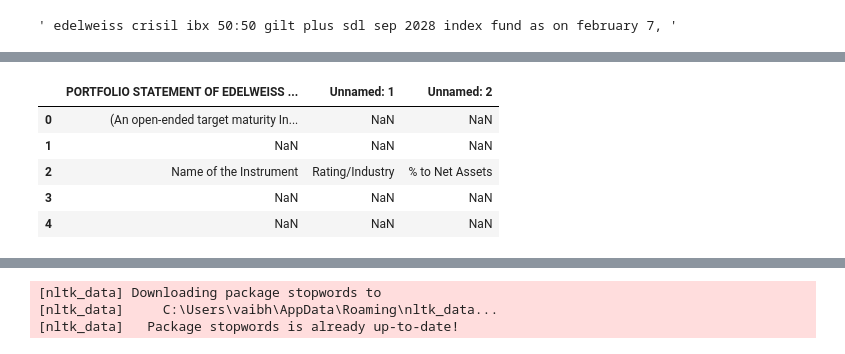
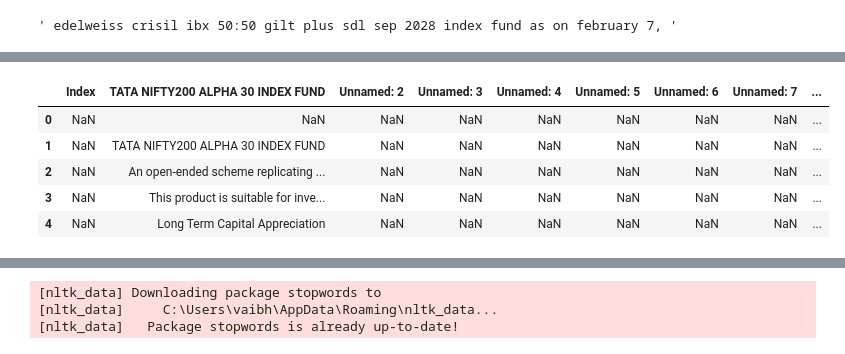
Before and after one commit to vaibhaVishwakarma/AssetManagmentCompanyParser, a Jupyter notebook: test.ipynb, the cells around one changed output, grey strips where cells are left out. Saved outputs shown, nothing was run; the diff lists cells and outputs as text; code cells hidden in the pictures.

Commit message:
enchancements and all sheets updated -todo [UTI,ZERODHA]

```diff
--- a/test.ipynb
+++ b/test.ipynb
@@ -17,7 +17,7 @@ def read_excel_file(file_path):
         except Exception as e:
             print(f"❌ Error reading {file_path} (XLSB format): {e}")
             return None
-    elif file_ext in ["xls", "xlsx"]:
+    elif file_ext in ["xls", "xlsx" , "xlsm"]:
         try:
             return pd.read_excel(file_path, sheet_name=None, dtype=str)
         except Exception as e:
@@ -30,7 +30,7 @@ def read_excel_file(file_path):
 **test - get_scheme_name**
 # %%
 import os
-path = r"data\\data\\Edelweiss Mutual Fund"
+path = r"data\\data\\WhiteOak Mutual Fund"
 tables = os.listdir(path)
 # %%
 all_sheets = []
@@ -49,13 +75,13 @@ re.sub("portfolio\s*\w*\s*of","","PORTFOLIO STATEMENT OF EDELWEISS CRISIL IBX 50
 # %%
-df = all_sheets[3]
+df = all_sheets[16]
 df.head()
 # %% [output]
-|  | PORTFOLIO STATEMENT OF EDELWEISS ... | Unnamed: 1 | Unnamed: 2 |
-| 0 | (An open-ended target maturity In... | NaN | NaN |
-| 1 | NaN | NaN | NaN |
-| 2 | Name of the Instrument | Rating/Industry | % to Net Assets |
-| 3 | NaN | NaN | NaN |
-| 4 | NaN | NaN | NaN |
+|  | Index | TATA NIFTY200 ALPHA 30 INDEX FUND | Unnamed: 2 | Unnamed: 3 | Unnamed: 4 | Unnamed: 5 | Unnamed: 6 | Unnamed: 7 | ... |
+| 0 | NaN | NaN | NaN | NaN | NaN | NaN | NaN | NaN | ... |
+| 1 | NaN | TATA NIFTY200 ALPHA 30 INDEX FUND | NaN | NaN | NaN | NaN | NaN | NaN | ... |
+| 2 | NaN | An open-ended scheme replicating ... | NaN | NaN | NaN | NaN | NaN | NaN | ... |
+| 3 | NaN | This product is suitable for inve... | NaN | NaN | NaN | NaN | NaN | NaN | ... |
+| 4 | NaN | Long Term Capital Appreciation | NaN | NaN | NaN | NaN | NaN | NaN | ... |
 # %%
 all_sheets[2].iloc[:,6].to_list()
 # %% [output]
```
Also changed, not shown: parts of 9 cells of this notebook, 4 other files.
